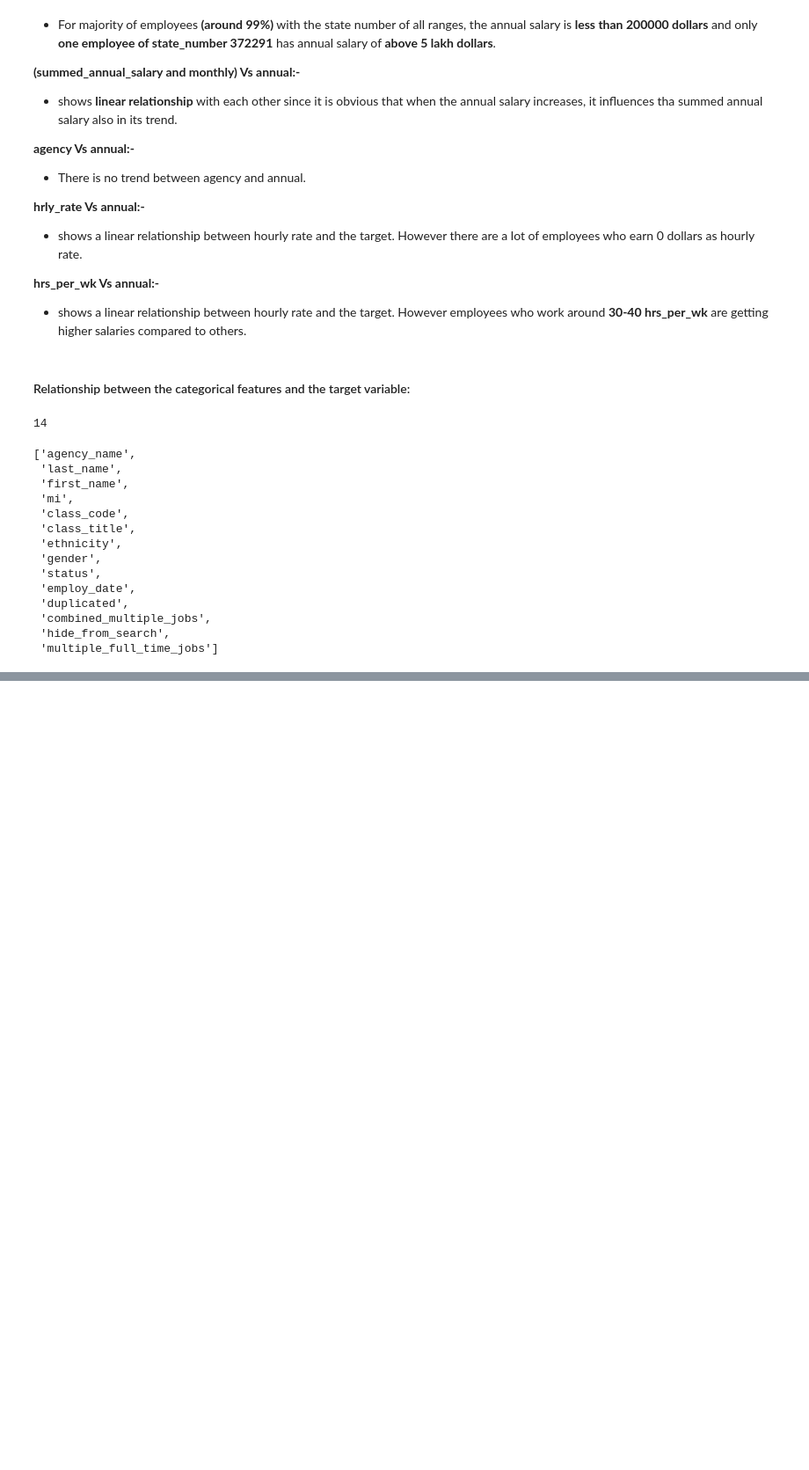
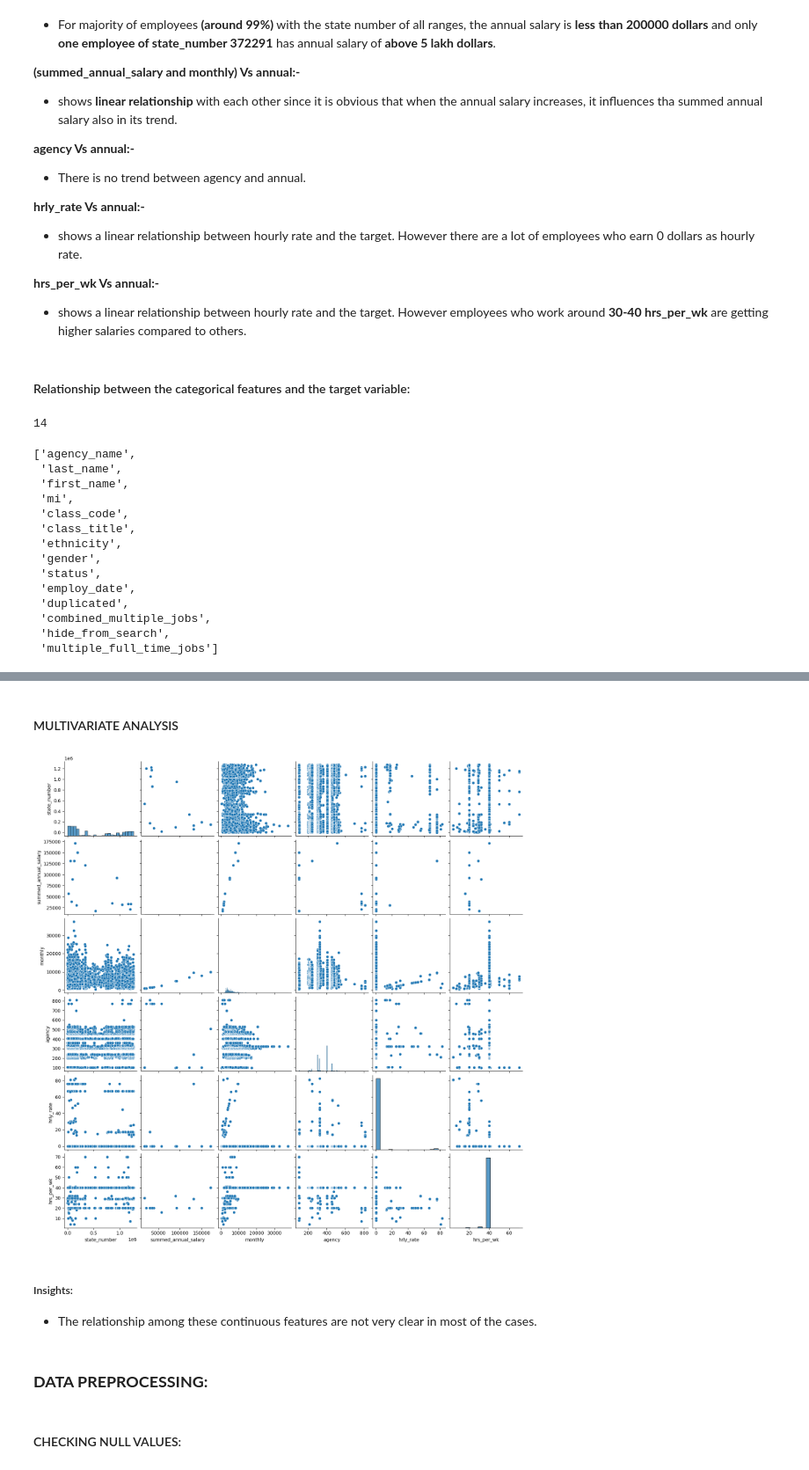
Before and after one commit to shanusaras/Capstone_Projects, a Jupyter notebook: Texas Salary Prediction/Project_02_Texas_salary_prediction.ipynb, the cells around one changed output, grey strips where cells are left out. Shown at 88% size. Drawn from its saved outputs; the diff is of its cells as text; code cells hidden in the pictures; blank space fills up the shorter version.

```diff
--- a/Texas Salary Prediction/Project_02_Texas_salary_prediction.ipynb
+++ b/Texas Salary Prediction/Project_02_Texas_salary_prediction.ipynb
@@ -651,0 +687,14 @@ KeyboardInterrupt:
+# %% [markdown]
+#### MULTIVARIATE ANALYSIS
+# %%
+sns.pairplot(data= data.loc[:, continuous_features])
+plt.show()
+# %% [output]
+[figure, added]
+# %% [markdown]
+##### Insights:
+- The relationship among these continuous features are not very clear in most of the cases.
+# %% [markdown]
+### **DATA PREPROCESSING:**
+# %% [markdown]
+#### CHECKING NULL VALUES:
```
Also changed, not shown: parts of 19 cells of this notebook.
